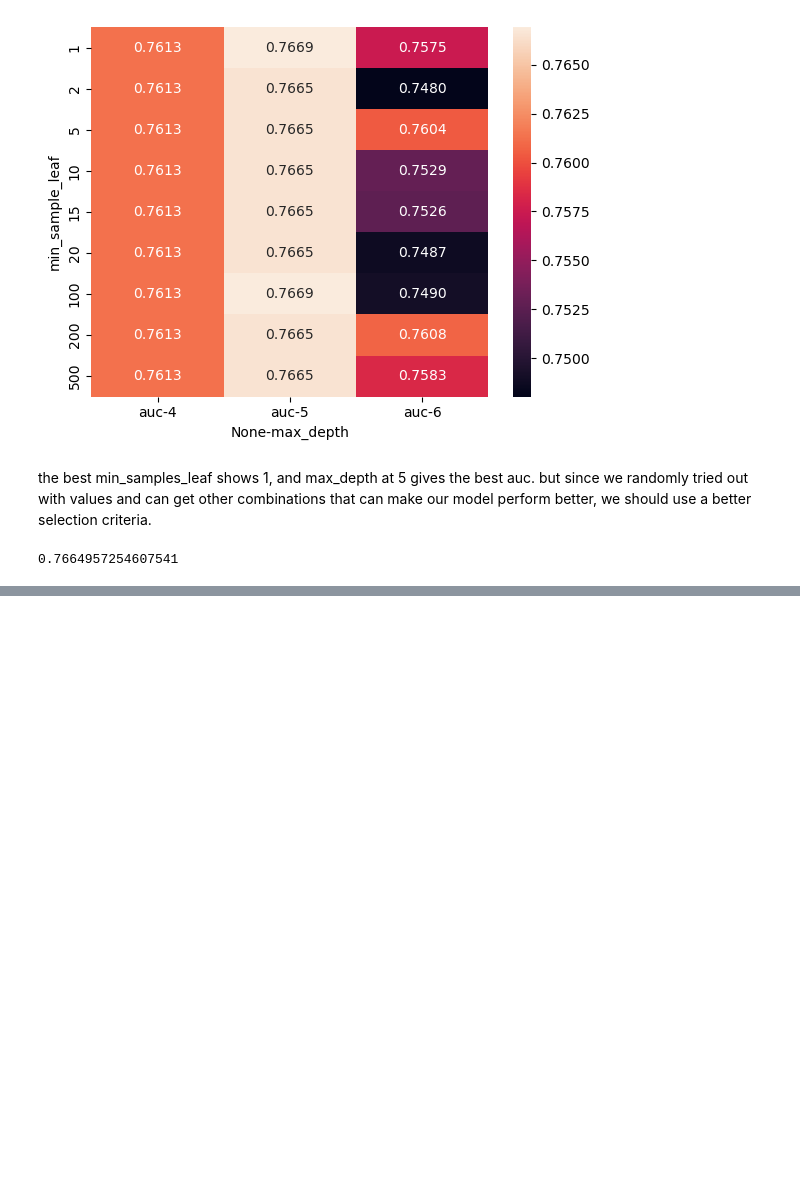
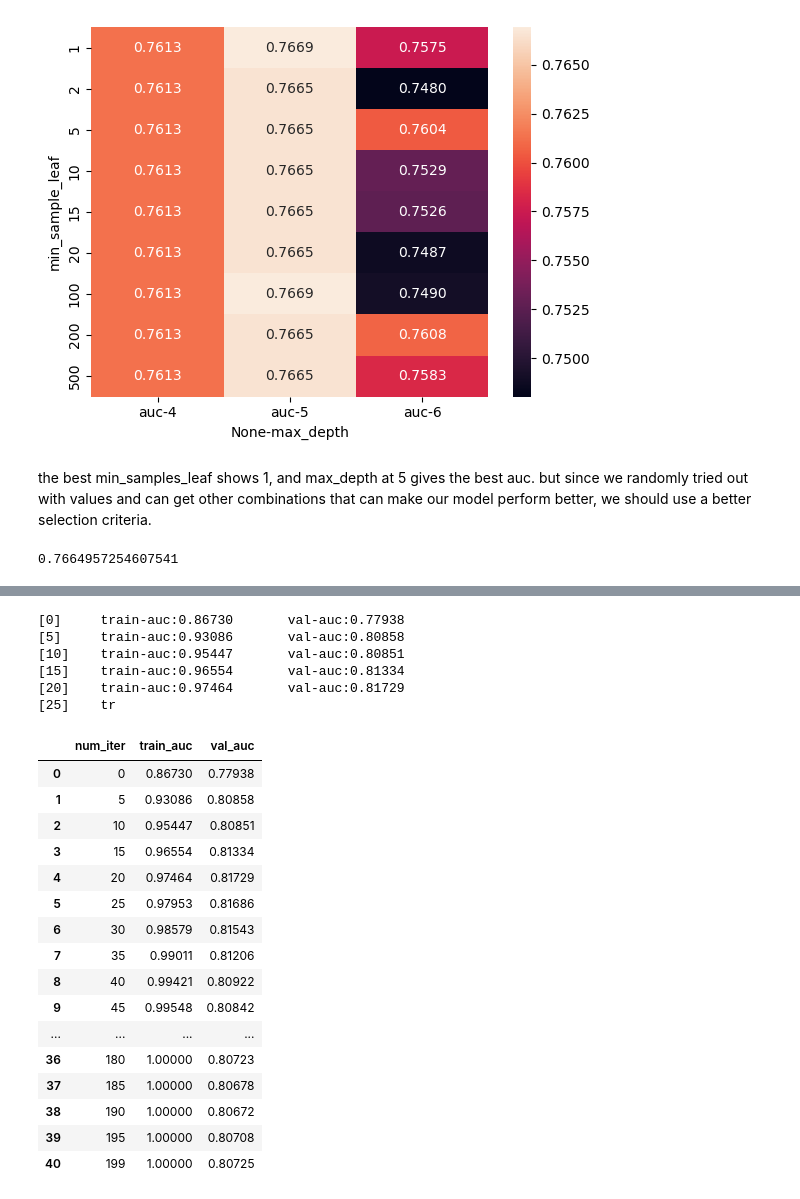
Before and after one commit to psychAura/Machine-Learning-Zoomcamp, a Jupyter notebook: Decision Trees/trees.ipynb, the cells around one changed output, grey strips where cells are left out. Saved outputs shown, nothing was run; the diff lists cells and outputs as text; code cells hidden in the pictures; blank space fills up the shorter version.

```diff
--- a/Decision Trees/trees.ipynb
+++ b/Decision Trees/trees.ipynb
@@ -387,0 +645,9 @@ auc
+# %%
+print(s[:200])
+# %% [output]
+[0]     train-auc:0.86730       val-auc:0.77938
+[5]     train-auc:0.93086       val-auc:0.80858
+[10]    train-auc:0.95447       val-auc:0.80851
+[15]    train-auc:0.96554       val-auc:0.81334
+[20]    train-auc:0.97464       val-auc:0.81729
+[25]    tr
@@ -387,0 +670,21 @@ auc
+# %%
+df_score = parse_xgb_output(output)
+df_score
+# %% [output]
+|  | num_iter | train_auc | val_auc |
+| 0 | 0 | 0.86730 | 0.77938 |
+| 1 | 5 | 0.93086 | 0.80858 |
+| 2 | 10 | 0.95447 | 0.80851 |
+| 3 | 15 | 0.96554 | 0.81334 |
+| 4 | 20 | 0.97464 | 0.81729 |
+| 5 | 25 | 0.97953 | 0.81686 |
+| 6 | 30 | 0.98579 | 0.81543 |
+| 7 | 35 | 0.99011 | 0.81206 |
+| 8 | 40 | 0.99421 | 0.80922 |
+| 9 | 45 | 0.99548 | 0.80842 |
+| ... | ... | ... | ... |
+| 36 | 180 | 1.00000 | 0.80723 |
+| 37 | 185 | 1.00000 | 0.80678 |
+| 38 | 190 | 1.00000 | 0.80672 |
+| 39 | 195 | 1.00000 | 0.80708 |
+| 40 | 199 | 1.00000 | 0.80725 |
```
Also changed, not shown: parts of 27 cells of this notebook.
